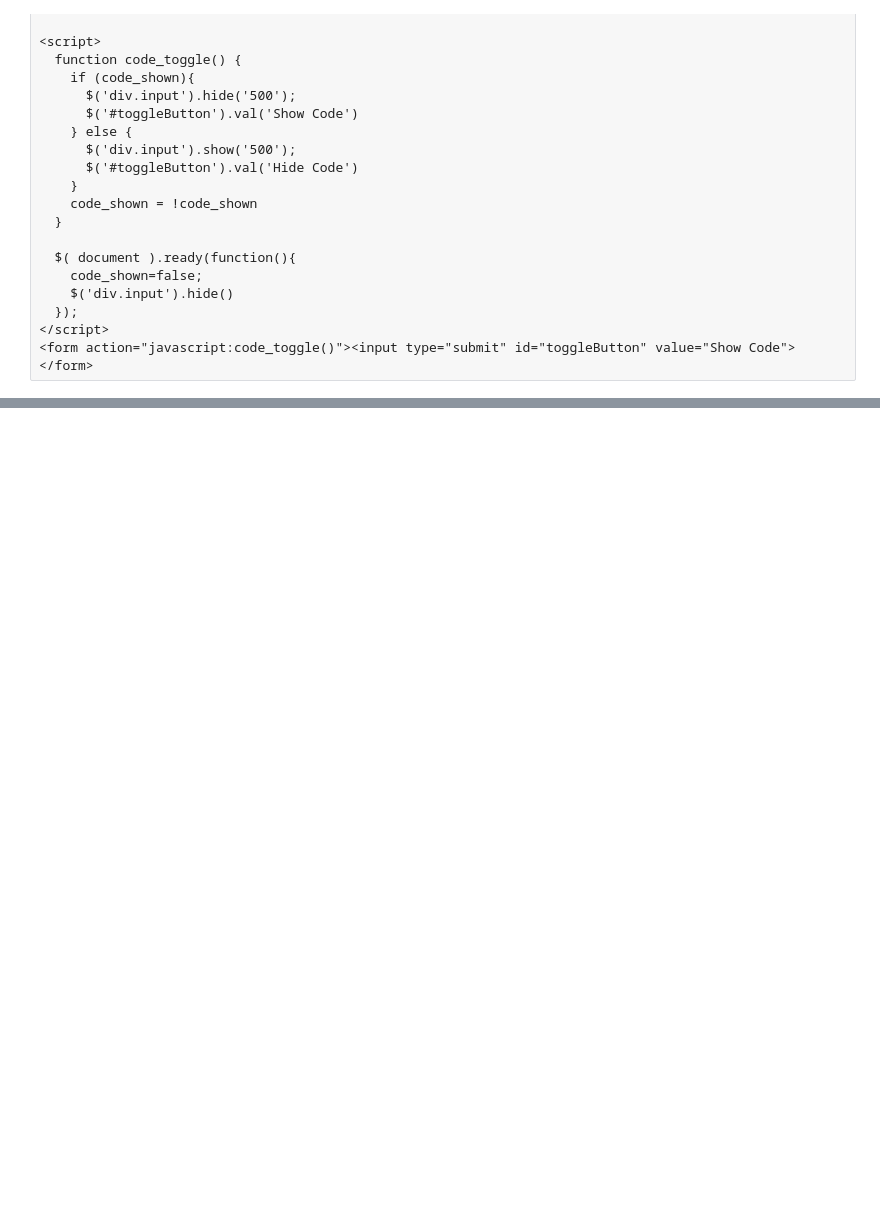
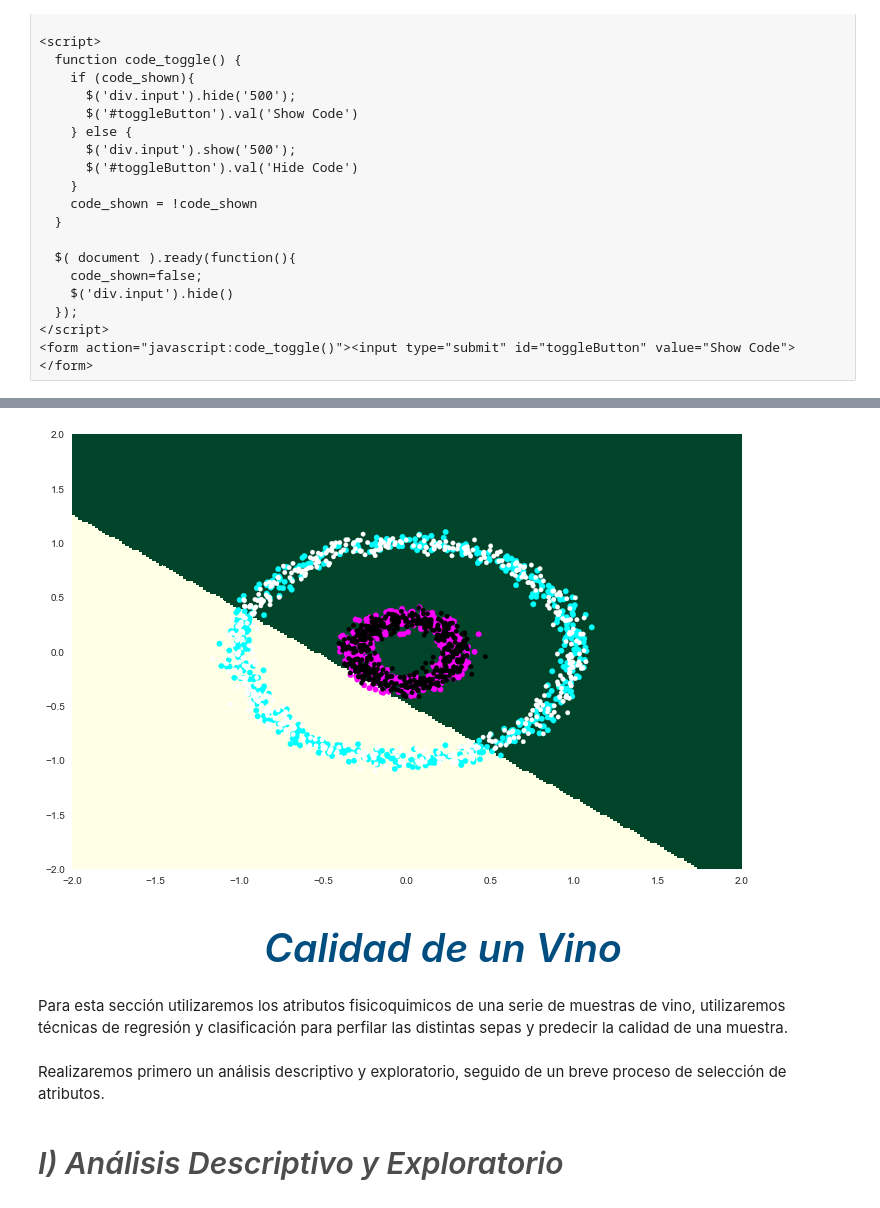
Before and after one commit to TattooeDeer/Tarea-3-ML, a Jupyter notebook: Tarea 3.ipynb, the cells around one changed output, grey strips where cells are left out. Drawn from its saved outputs; the diff is of its cells as text; code cells hidden in the pictures; blank space fills up the shorter version.

```diff
--- a/Tarea 3.ipynb
+++ b/Tarea 3.ipynb
@@ -55,0 +184,9 @@ Using TensorFlow backend.
+# %%
+n_h = 1
+model = Sequential();
+model.add(Dense(1, input_dim = X_train.shape[1], kernel_initializer = 'uniform', activation = 'relu'));
+model.add(Dense(n_h, init = 'uniform', activation = 'sigmoid'));
+model.compile(optimizer = SGD(lr=1), loss = 'binary_crossentropy', metrics = ['accuracy']);
+model.fit(X_train, y_train, epochs = 50, batch_size = 100, verbose = 1);
+scores = model.evaluate(X_test, y_test);
+test_acc = scores[1];
@@ -55,0 +211,8 @@ Using TensorFlow backend.
+# %%
+plot_classifier(model, X_train, y_train, X_test, y_test, "ann")
+# %% [output]
+[figure, added]
+# %% [markdown]
+<i><h2 style="font-family:serif;font-size:260%; text-align:center;color:#004d80"> Calidad de un Vino</h2></i>
+# %% [markdown]
+Para esta sección utilizaremos los atributos fisicoquimicos de una serie de muestras de vino, utilizaremos técnicas de regresión y clasificación para perfilar las distintas sepas y predecir la calidad de una muestra.
@@ -55,0 +238,4 @@ Using TensorFlow backend.
+# %% [markdown]
+Realizaremos primero un análisis descriptivo y exploratorio, seguido de un breve proceso de selección de atributos.
+# %% [markdown]
+<i><h3 style="font-family:serif;font-size:200%; text-align:left;color:#4d4d4d"> I) Análisis Descriptivo y Exploratorio</h3></i>
```
Also changed, not shown: parts of 38 cells of this notebook, 2 other files.
